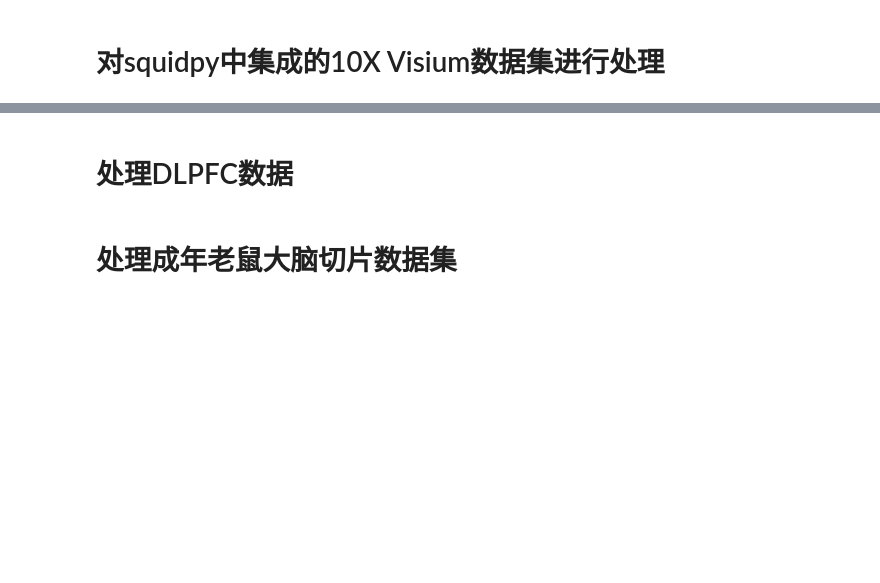
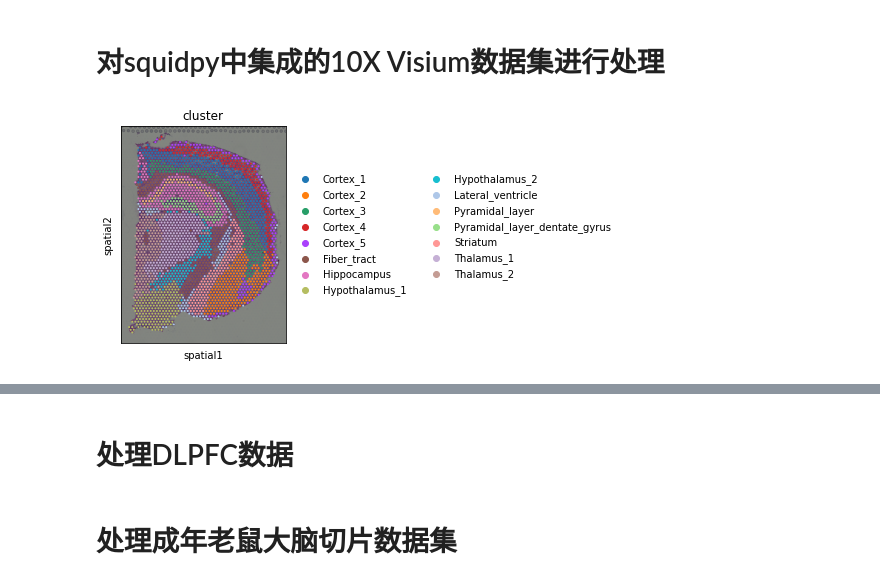
Before and after one commit to hannshu/st_clustering, a Jupyter notebook: 2_STAGATE_pyG/train.ipynb, the cells around one changed output, grey strips where cells are left out. Drawn from its saved outputs; the diff is of its cells as text; code cells hidden in the pictures; blank space fills up the shorter version.

Commit message:
运行10x Visium数据集

```diff
--- a/2_STAGATE_pyG/train.ipynb
+++ b/2_STAGATE_pyG/train.ipynb
@@ -17,7 +15,11 @@ adata = sq.datasets.visium_hne_adata(path='../dataset/visium_hne.h5ad')
 # %%
+adata = sq.datasets.visium_hne_adata(path='../dataset/visium_hne.h5ad')
 sc.pp.highly_variable_genes(adata, flavor="seurat_v3", n_top_genes=3000)
 sc.pp.normalize_total(adata, target_sum=1e4)
 sc.pp.log1p(adata)
+sc.pl.spatial(adata, color=['cluster'])
+# %% [output]
+[figure, added]
 # %%
 Cal_Spatial_Net(adata, k_cutoff=6, model='KNN') # 生成网络，保存在.uns['Spatial_Net'】中
 adata = train_STAGATE(adata, n_epochs=30, random_seed=seed)
```
Also changed, not shown: parts of 5 cells of this notebook.
